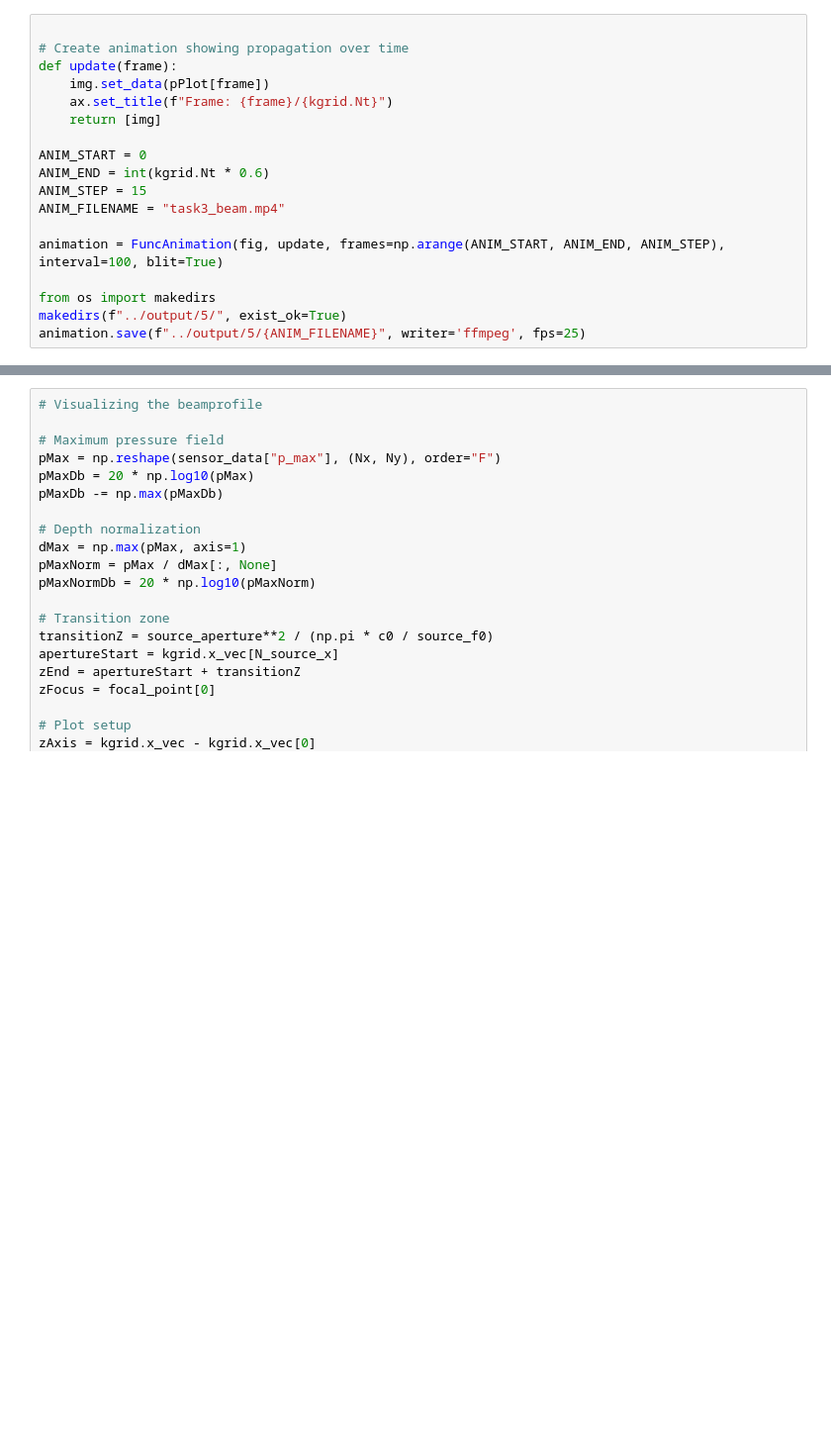
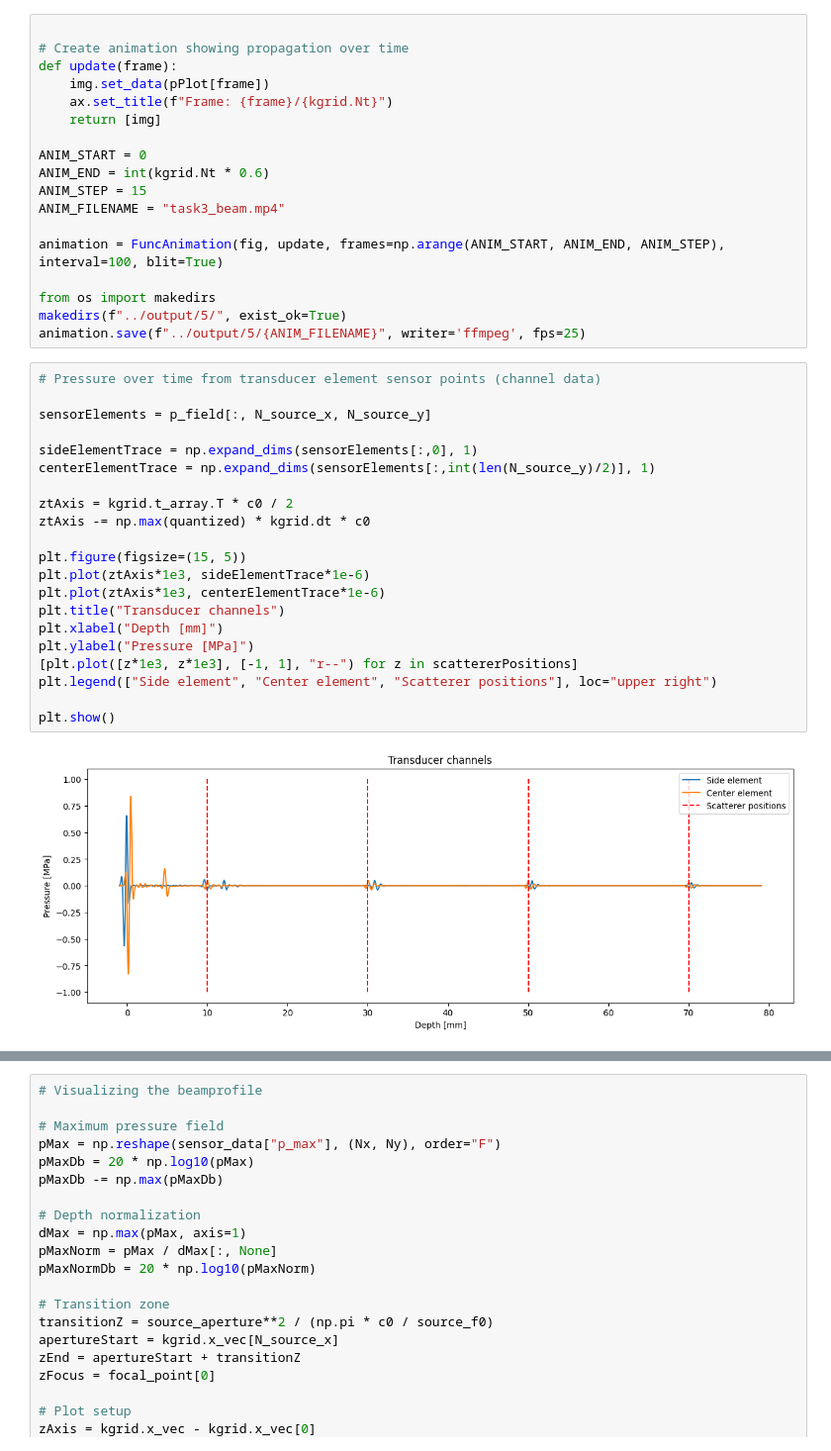
Before and after one commit to ChrisVaksdal/MEDT4165, a Jupyter notebook: Exercise 5/Exercise_5_3.ipynb, the cells around one changed output, grey strips where cells are left out. Shown: that part at 99% size. Saved outputs shown, nothing was run; the diff lists cells and outputs as text; blank space fills up the shorter version.

```diff
--- a/Exercise 5/Exercise_5_3.ipynb
+++ b/Exercise 5/Exercise_5_3.ipynb
@@ -205,3 +205,26 @@ animation = FuncAnimation(fig, update, frames=np.arange(ANIM_START, ANIM_END, AN
 from os import makedirs
 makedirs(f"../output/5/", exist_ok=True)
 animation.save(f"../output/5/{ANIM_FILENAME}", writer='ffmpeg', fps=25)
+# %%
+# Pressure over time from transducer element sensor points (channel data)
+
+sensorElements = p_field[:, N_source_x, N_source_y]
+
+sideElementTrace = np.expand_dims(sensorElements[:,0], 1)
+centerElementTrace = np.expand_dims(sensorElements[:,int(len(N_source_y)/2)], 1)
+
+ztAxis = kgrid.t_array.T * c0 / 2
+ztAxis -= np.max(quantized) * kgrid.dt * c0
+
+plt.figure(figsize=(15, 5))
+plt.plot(ztAxis*1e3, sideElementTrace*1e-6)
+plt.plot(ztAxis*1e3, centerElementTrace*1e-6)
+plt.title("Transducer channels")
+plt.xlabel("Depth [mm]")
+plt.ylabel("Pressure [MPa]")
+[plt.plot([z*1e3, z*1e3], [-1, 1], "r--") for z in scattererPositions]
+plt.legend(["Side element", "Center element", "Scatterer positions"], loc="upper right")
+
+plt.show()
+# %% [output]
+[figure, added]
```
Also changed, not shown: parts of 4 cells of this notebook.
